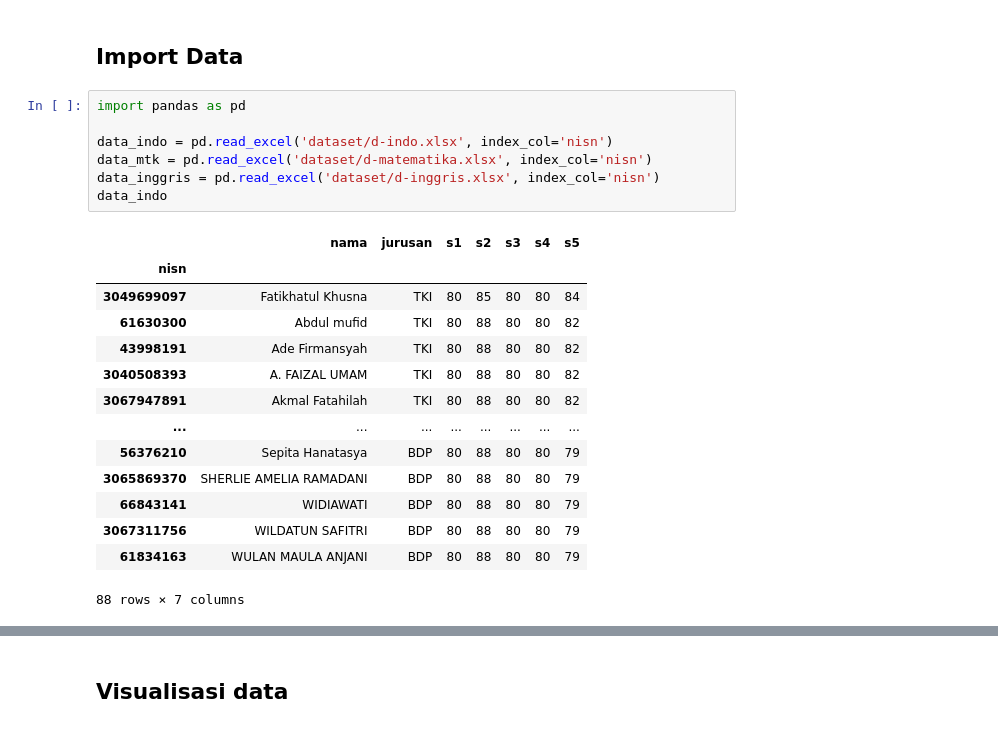
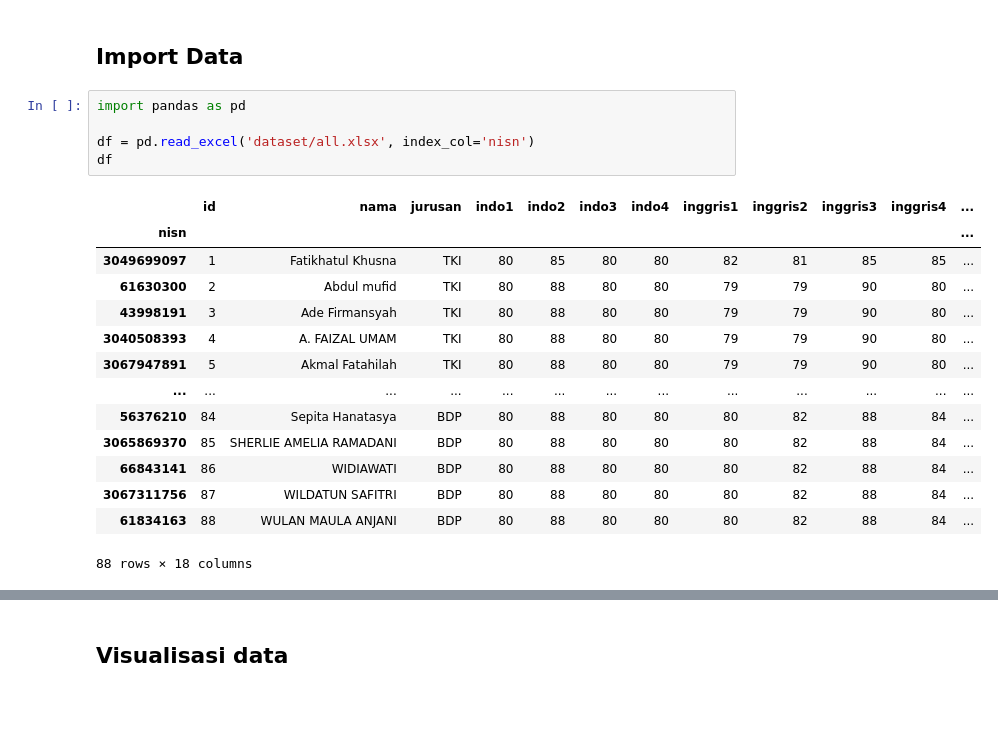
Before and after one commit to ArtEnginer/backprosiswa, a Jupyter notebook: program.ipynb, the cells around one changed output, grey strips where cells are left out. Cells and saved outputs as stored; diff of their text form.

```diff
--- a/program.ipynb
+++ b/program.ipynb
@@ -2,26 +2,24 @@
 # Jaringan Syaraf Tiruan Menggunakan Algoritma Backpropagation untuk Memprediksi Prestasi Siswa
 # %% [markdown]
 ## Import Data
-# %%
-import pandas as pd
-
-data_indo = pd.read_excel('dataset/d-indo.xlsx', index_col='nisn')
-data_mtk = pd.read_excel('dataset/d-matematika.xlsx', index_col='nisn')
-data_inggris = pd.read_excel('dataset/d-inggris.xlsx', index_col='nisn')
-data_indo
-# %% [output]
-|  | nama | jurusan | s1 | s2 | s3 | s4 | s5 |
-| nisn |  |  |  |  |  |  |  |
-| 3049699097 | Fatikhatul Khusna | TKI | 80 | 85 | 80 | 80 | 84 |
-| 61630300 | Abdul mufid | TKI | 80 | 88 | 80 | 80 | 82 |
-| 43998191 | Ade Firmansyah | TKI | 80 | 88 | 80 | 80 | 82 |
-| 3040508393 | A. FAIZAL UMAM | TKI | 80 | 88 | 80 | 80 | 82 |
-| 3067947891 | Akmal Fatahilah | TKI | 80 | 88 | 80 | 80 | 82 |
-| ... | ... | ... | ... | ... | ... | ... | ... |
-| 56376210 | Sepita Hanatasya | BDP | 80 | 88 | 80 | 80 | 79 |
-| 3065869370 | SHERLIE AMELIA RAMADANI | BDP | 80 | 88 | 80 | 80 | 79 |
-| 66843141 | WIDIAWATI | BDP | 80 | 88 | 80 | 80 | 79 |
-| 3067311756 | WILDATUN SAFITRI | BDP | 80 | 88 | 80 | 80 | 79 |
-| 61834163 | WULAN MAULA ANJANI | BDP | 80 | 88 | 80 | 80 | 79 |
-88 rows × 7 columns
+# %%
+import pandas as pd
+
+df = pd.read_excel('dataset/all.xlsx', index_col='nisn')
+df
+# %% [output]
+|  | id | nama | jurusan | indo1 | indo2 | indo3 | indo4 | inggris1 | inggris2 | inggris3 | inggris4 | ... |
+| nisn |  |  |  |  |  |  |  |  |  |  |  | ... |
+| 3049699097 | 1 | Fatikhatul Khusna | TKI | 80 | 85 | 80 | 80 | 82 | 81 | 85 | 85 | ... |
+| 61630300 | 2 | Abdul mufid | TKI | 80 | 88 | 80 | 80 | 79 | 79 | 90 | 80 | ... |
+| 43998191 | 3 | Ade Firmansyah | TKI | 80 | 88 | 80 | 80 | 79 | 79 | 90 | 80 | ... |
+| 3040508393 | 4 | A. FAIZAL UMAM | TKI | 80 | 88 | 80 | 80 | 79 | 79 | 90 | 80 | ... |
+| 3067947891 | 5 | Akmal Fatahilah | TKI | 80 | 88 | 80 | 80 | 79 | 79 | 90 | 80 | ... |
+| ... | ... | ... | ... | ... | ... | ... | ... | ... | ... | ... | ... | ... |
+| 56376210 | 84 | Sepita Hanatasya | BDP | 80 | 88 | 80 | 80 | 80 | 82 | 88 | 84 | ... |
+| 3065869370 | 85 | SHERLIE AMELIA RAMADANI | BDP | 80 | 88 | 80 | 80 | 80 | 82 | 88 | 84 | ... |
+| 66843141 | 86 | WIDIAWATI | BDP | 80 | 88 | 80 | 80 | 80 | 82 | 88 | 84 | ... |
+| 3067311756 | 87 | WILDATUN SAFITRI | BDP | 80 | 88 | 80 | 80 | 80 | 82 | 88 | 84 | ... |
+| 61834163 | 88 | WULAN MAULA ANJANI | BDP | 80 | 88 | 80 | 80 | 80 | 82 | 88 | 84 | ... |
+88 rows × 18 columns
 # %%
```
Also changed, not shown: parts of 4 cells of this notebook.
